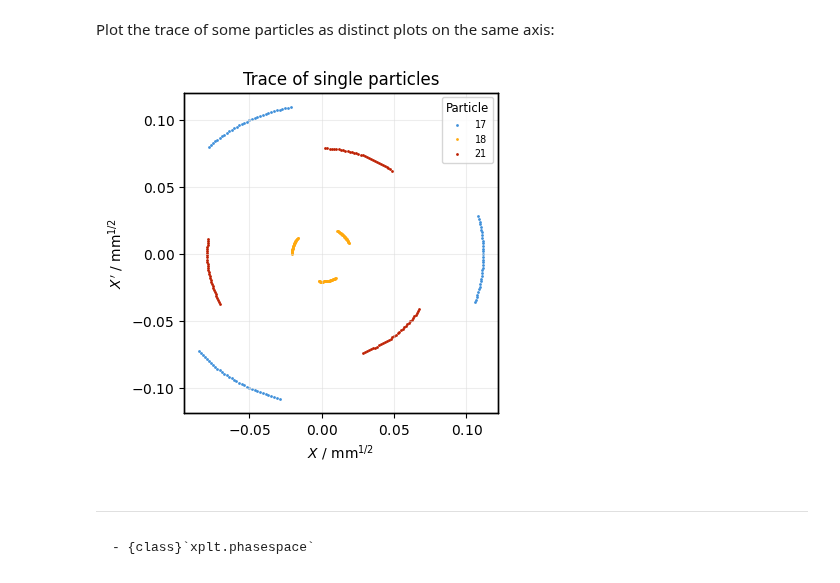
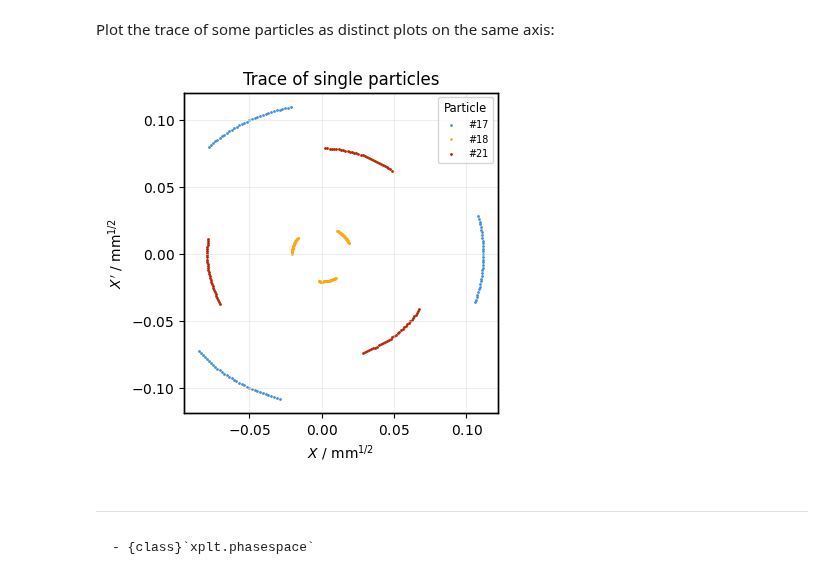
Before and after one commit to xsuite/xplt, a Jupyter notebook: examples/phasespace.ipynb, the cells around one changed output. Cells and saved outputs as stored; diff of their text form; code cells hidden in the pictures.

````diff
--- a/examples/phasespace.ipynb
+++ b/examples/phasespace.ipynb
@@ -196,23 +198,22 @@ plot = xplt.PhaseSpacePlot(
 # %% [markdown]
 Plot the trace of some particles as distinct plots on the same axis:
 # %%
-particle_indices = (17, 18, 21)
 ax = None
-
-for particle_i in particle_indices:
+for particle_i in (17, 18, 21):
     plot = xplt.PhaseSpacePlot(
         line.record_last_track,
         mask=(particle_i, slice(None)),  # select particle i and all turns
+        scatter_kwargs=dict(label=f"#{particle_i}"),
         kind="X",
         twiss=tw,
         titles=("Trace of single particles",),
         ax=ax,  # draw on same plot as before
     )
     ax = plot.ax
 
-ax.legend(particle_indices, title="Particle");
+ax.legend(title="Particle");
 # %% [output]
-[figure, old version]
+[figure, new version]
 # %% [markdown]
 -----------------
 ```{seealso}
````
Also changed, not shown: parts of 3 cells of this notebook, 2 other files.
